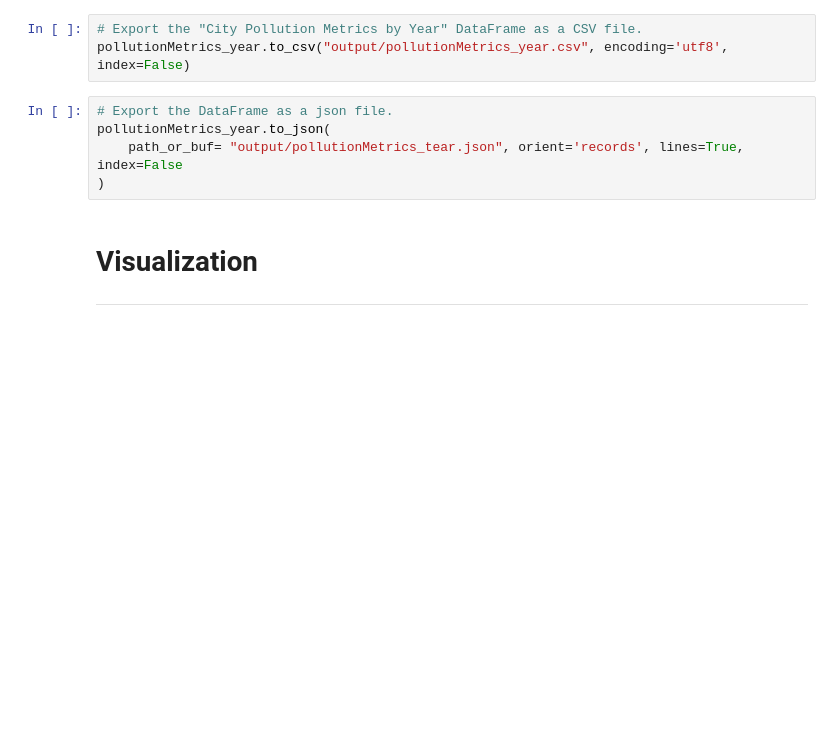
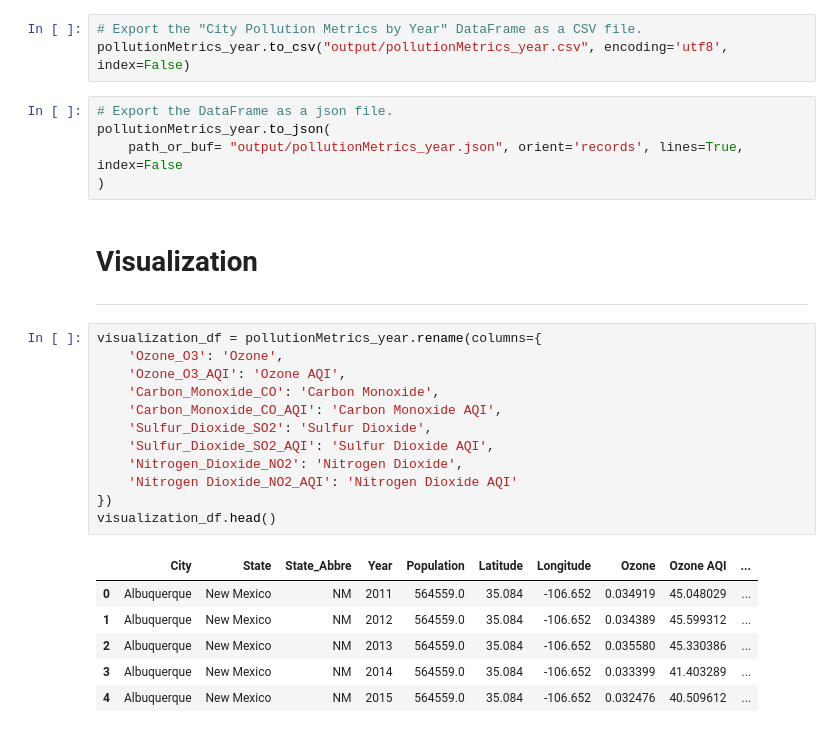
Before and after one commit to yuledez/ucv-data-proj3-group-2, a Jupyter notebook: waterAir_quality.ipynb, the cells around one changed output. Cells and saved outputs as stored; diff of their text form; blank space fills up the shorter version.

```diff
--- a/waterAir_quality.ipynb
+++ b/waterAir_quality.ipynb
@@ -395,8 +396,27 @@ pollutionMetrics_year.to_csv("output/pollutionMetrics_year.csv", encoding='utf8'
 # %%
 # Export the DataFrame as a json file.
 pollutionMetrics_year.to_json(
-    path_or_buf= "output/pollutionMetrics_tear.json", orient='records', lines=True, index=False
+    path_or_buf= "output/pollutionMetrics_year.json", orient='records', lines=True, index=False
 )
 # %% [markdown]
 # Visualization
 ---
+# %%
+visualization_df = pollutionMetrics_year.rename(columns={
+    'Ozone_O3': 'Ozone',
+    'Ozone_O3_AQI': 'Ozone AQI',
+    'Carbon_Monoxide_CO': 'Carbon Monoxide',
+    'Carbon_Monoxide_CO_AQI': 'Carbon Monoxide AQI',
+    'Sulfur_Dioxide_SO2': 'Sulfur Dioxide',
+    'Sulfur_Dioxide_SO2_AQI': 'Sulfur Dioxide AQI',
+    'Nitrogen_Dioxide_NO2': 'Nitrogen Dioxide',
+    'Nitrogen Dioxide_NO2_AQI': 'Nitrogen Dioxide AQI'
+})
+visualization_df.head()
+# %% [output]
+|  | City | State | State_Abbre | Year | Population | Latitude | Longitude | Ozone | Ozone AQI | ... |
+| 0 | Albuquerque | New Mexico | NM | 2011 | 564559.0 | 35.084 | -106.652 | 0.034919 | 45.048029 | ... |
+| 1 | Albuquerque | New Mexico | NM | 2012 | 564559.0 | 35.084 | -106.652 | 0.034389 | 45.599312 | ... |
+| 2 | Albuquerque | New Mexico | NM | 2013 | 564559.0 | 35.084 | -106.652 | 0.035580 | 45.330386 | ... |
+| 3 | Albuquerque | New Mexico | NM | 2014 | 564559.0 | 35.084 | -106.652 | 0.033399 | 41.403289 | ... |
+| 4 | Albuquerque | New Mexico | NM | 2015 | 564559.0 | 35.084 | -106.652 | 0.032476 | 40.509612 | ... |
```
Also changed, not shown: parts of 6 cells of this notebook, 1 other file.
